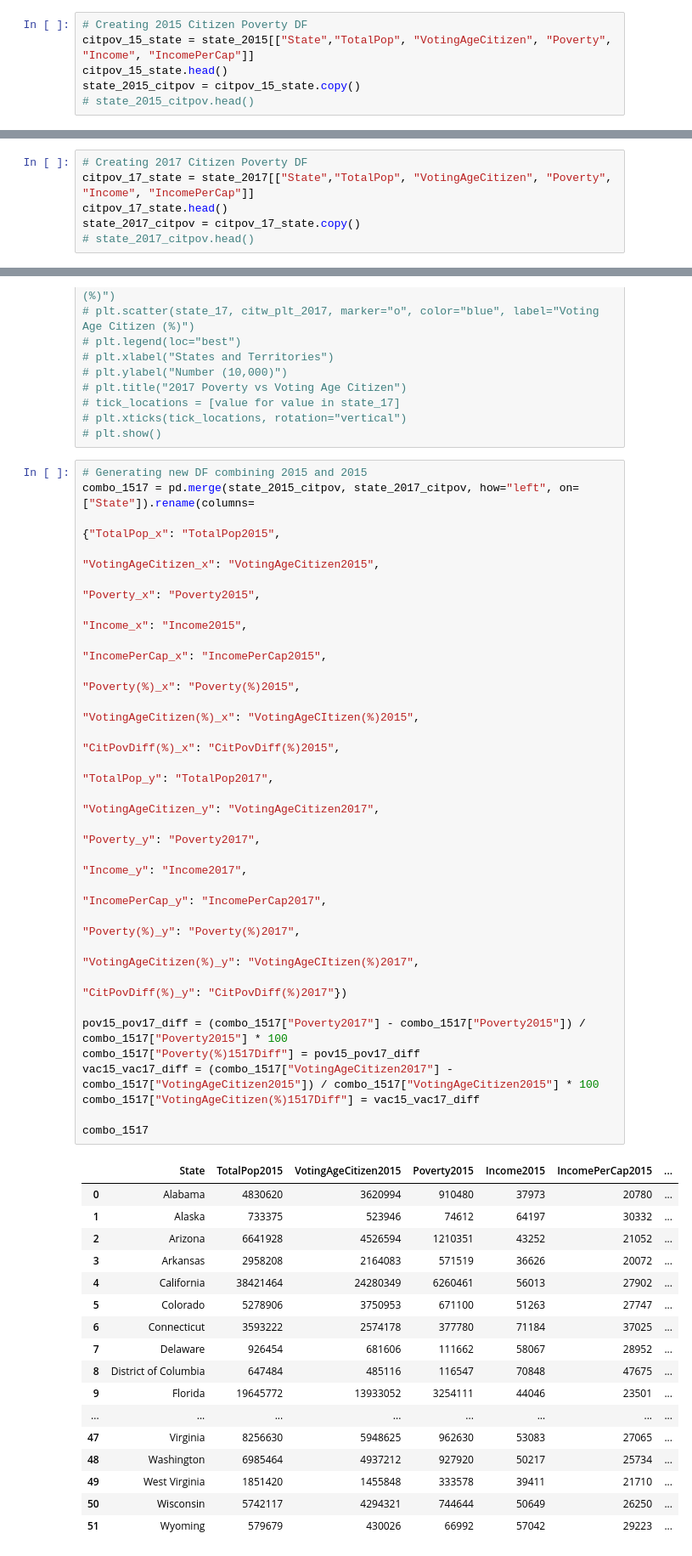
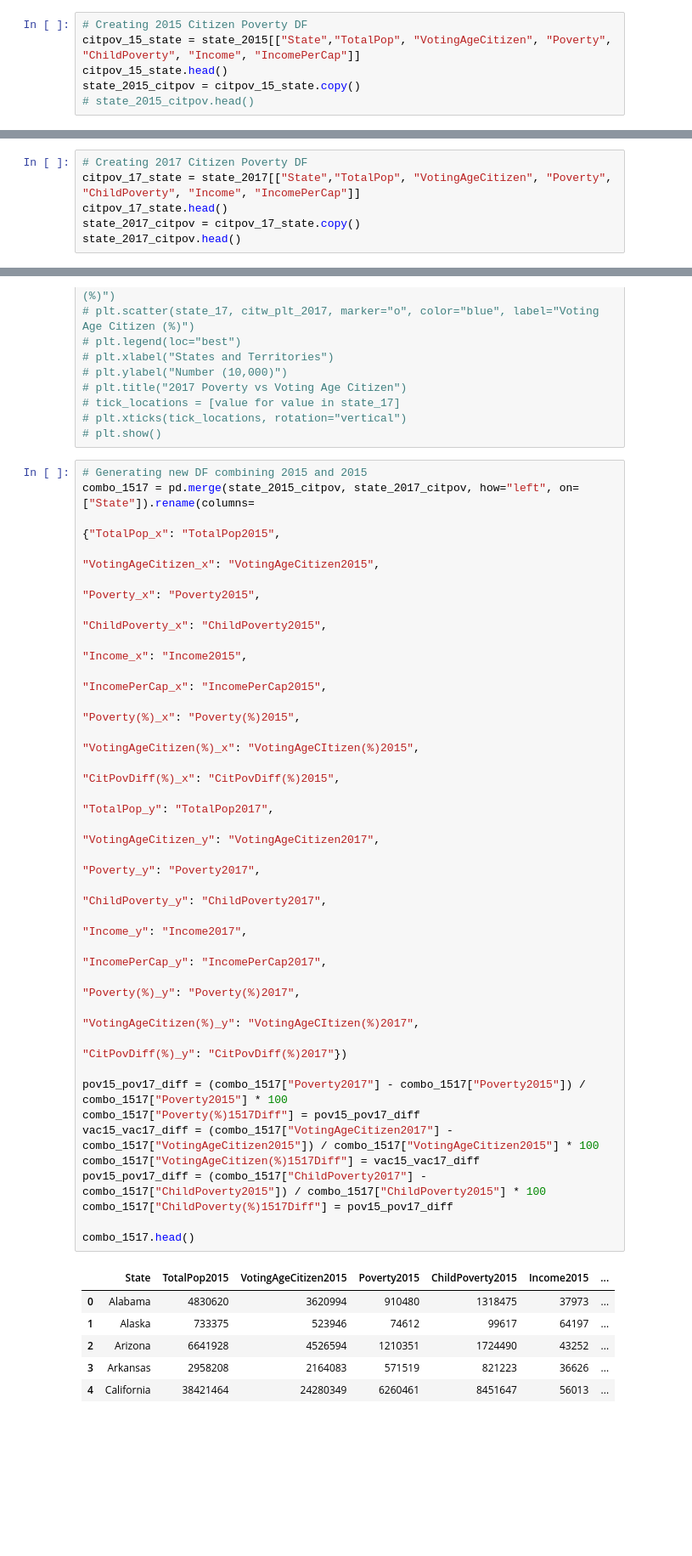
Before and after one commit to charlim26/censusproject, a Jupyter notebook: Kmar_Citizen_Poverty/Citizen_Poverty.ipynb, the cells around one changed output, grey strips where cells are left out. Shown: that part at 85% size. Cells and saved outputs as stored; diff of their text form; blank space fills up the shorter version.

```diff
--- a/Kmar_Citizen_Poverty/Citizen_Poverty.ipynb
+++ b/Kmar_Citizen_Poverty/Citizen_Poverty.ipynb
@@ -33,7 +33,7 @@ state_2015.head()
 5 rows × 35 columns
 # %%
 # Creating 2015 Citizen Poverty DF
-citpov_15_state = state_2015[["State","TotalPop", "VotingAgeCitizen", "Poverty", "Income", "IncomePerCap"]]
+citpov_15_state = state_2015[["State","TotalPop", "VotingAgeCitizen", "Poverty", "ChildPoverty", "Income", "IncomePerCap"]]
 citpov_15_state.head()
 state_2015_citpov = citpov_15_state.copy()
 # state_2015_citpov.head()
@@ -223,7 +218,7 @@ plt.show()
 # plt.show()
 # %%
 # Creating 2017 Citizen Poverty DF
-citpov_17_state = state_2017[["State","TotalPop", "VotingAgeCitizen", "Poverty", "Income", "IncomePerCap"]]
+citpov_17_state = state_2017[["State","TotalPop", "VotingAgeCitizen", "Poverty", "ChildPoverty", "Income", "IncomePerCap"]]
 citpov_17_state.head()
 state_2017_citpov = citpov_17_state.copy()
-# state_2017_citpov.head()
+state_2017_citpov.head()
@@ -376,44 +373,37 @@ plt.show()
 # %%
 # Generating new DF combining 2015 and 2015
 combo_1517 = pd.merge(state_2015_citpov, state_2017_citpov, how="left", on=["State"]).rename(columns=
                                                                                              {"TotalPop_x": "TotalPop2015",
                                                                                              "VotingAgeCitizen_x": "VotingAgeCitizen2015",
                                                                                              "Poverty_x": "Poverty2015",
+                                                                                              "ChildPoverty_x": "ChildPoverty2015",
                                                                                              "Income_x": "Income2015",
                                                                                              "IncomePerCap_x": "IncomePerCap2015",
                                                                                              "Poverty(%)_x": "Poverty(%)2015",
                                                                                              "VotingAgeCitizen(%)_x": "VotingAgeCItizen(%)2015",
                                                                                              "CitPovDiff(%)_x": "CitPovDiff(%)2015",
                                                                                              "TotalPop_y": "TotalPop2017",
                                                                                              "VotingAgeCitizen_y": "VotingAgeCitizen2017",
                                                                                              "Poverty_y": "Poverty2017",
+                                                                                              "ChildPoverty_y": "ChildPoverty2017",
                                                                                              "Income_y": "Income2017",
                                                                                              "IncomePerCap_y": "IncomePerCap2017",
                                                                                              "Poverty(%)_y": "Poverty(%)2017",
                                                                                              "VotingAgeCitizen(%)_y": "VotingAgeCItizen(%)2017",
                                                                                              "CitPovDiff(%)_y": "CitPovDiff(%)2017"})
 
 pov15_pov17_diff = (combo_1517["Poverty2017"] - combo_1517["Poverty2015"]) / combo_1517["Poverty2015"] * 100
 combo_1517["Poverty(%)1517Diff"] = pov15_pov17_diff
 vac15_vac17_diff = (combo_1517["VotingAgeCitizen2017"] - combo_1517["VotingAgeCitizen2015"]) / combo_1517["VotingAgeCitizen2015"] * 100
 combo_1517["VotingAgeCitizen(%)1517Diff"] = vac15_vac17_diff
+pov15_pov17_diff = (combo_1517["ChildPoverty2017"] - combo_1517["ChildPoverty2015"]) / combo_1517["ChildPoverty2015"] * 100
+combo_1517["ChildPoverty(%)1517Diff"] = pov15_pov17_diff
 
-combo_1517
+combo_1517.head()
 # %% [output]
-|  | State | TotalPop2015 | VotingAgeCitizen2015 | Poverty2015 | Income2015 | IncomePerCap2015 | ... |
-| 0 | Alabama | 4830620 | 3620994 | 910480 | 37973 | 20780 | ... |
-| 1 | Alaska | 733375 | 523946 | 74612 | 64197 | 30332 | ... |
-| 2 | Arizona | 6641928 | 4526594 | 1210351 | 43252 | 21052 | ... |
-| 3 | Arkansas | 2958208 | 2164083 | 571519 | 36626 | 20072 | ... |
-| 4 | California | 38421464 | 24280349 | 6260461 | 56013 | 27902 | ... |
-| 5 | Colorado | 5278906 | 3750953 | 671100 | 51263 | 27747 | ... |
-| 6 | Connecticut | 3593222 | 2574178 | 377780 | 71184 | 37025 | ... |
-| 7 | Delaware | 926454 | 681606 | 111662 | 58067 | 28952 | ... |
-| 8 | District of Columbia | 647484 | 485116 | 116547 | 70848 | 47675 | ... |
-| 9 | Florida | 19645772 | 13933052 | 3254111 | 44046 | 23501 | ... |
-| ... | ... | ... | ... | ... | ... | ... | ... |
-| 47 | Virginia | 8256630 | 5948625 | 962630 | 53083 | 27065 | ... |
-| 48 | Washington | 6985464 | 4937212 | 927920 | 50217 | 25734 | ... |
-| 49 | West Virginia | 1851420 | 1455848 | 333578 | 39411 | 21710 | ... |
-| 50 | Wisconsin | 5742117 | 4294321 | 744644 | 50649 | 26250 | ... |
-| 51 | Wyoming | 579679 | 430026 | 66992 | 57042 | 29223 | ... |
+|  | State | TotalPop2015 | VotingAgeCitizen2015 | Poverty2015 | ChildPoverty2015 | Income2015 | ... |
+| 0 | Alabama | 4830620 | 3620994 | 910480 | 1318475 | 37973 | ... |
+| 1 | Alaska | 733375 | 523946 | 74612 | 99617 | 64197 | ... |
+| 2 | Arizona | 6641928 | 4526594 | 1210351 | 1724490 | 43252 | ... |
+| 3 | Arkansas | 2958208 | 2164083 | 571519 | 821223 | 36626 | ... |
+| 4 | California | 38421464 | 24280349 | 6260461 | 8451647 | 56013 | ... |
```
Also changed, not shown: parts of 12 cells of this notebook.
